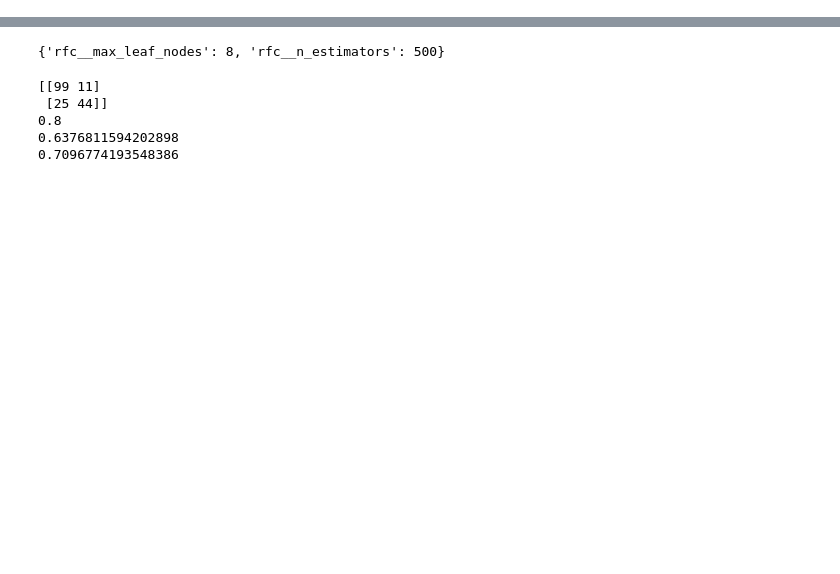
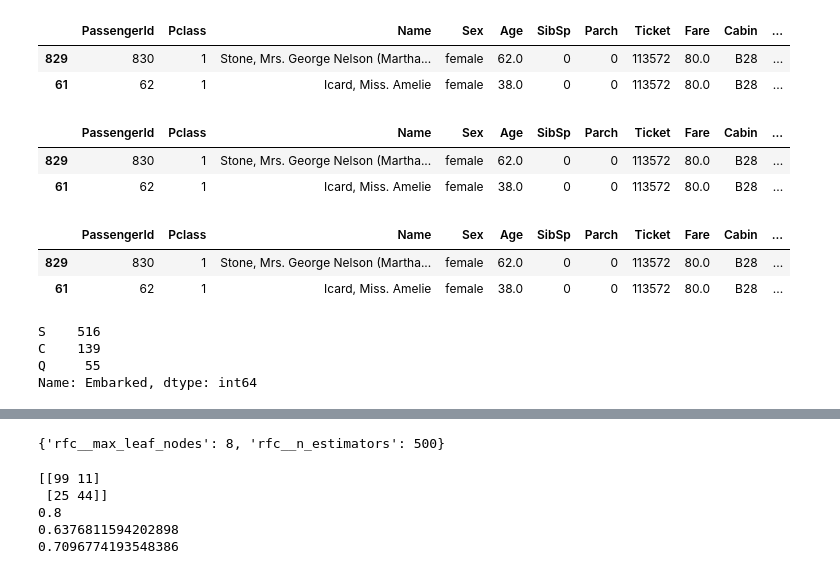
Before and after one commit to lcesaratto/Kaggle-Titanic, a Jupyter notebook: notebook.ipynb, the cells around one changed output, grey strips where cells are left out. Drawn from its saved outputs; the diff is of its cells as text; code cells hidden in the pictures; blank space fills up the shorter version.

```diff
--- a/notebook.ipynb
+++ b/notebook.ipynb
@@ -64,0 +138,22 @@ X_train['Titles'] = X_train.apply(get_titles, axis=1)
+# %%
+## Check embarked missing rows
+
+display(X_train[X_train['Embarked'].isnull()])
+display(X_train[X_train['Ticket'] == '113572'])
+display(X_train[X_train['Cabin'] == 'B28'])
+
+print(X_train['Embarked'].value_counts())
+# %% [output]
+|  | PassengerId | Pclass | Name | Sex | Age | SibSp | Parch | Ticket | Fare | Cabin | ... |
+| 829 | 830 | 1 | Stone, Mrs. George Nelson (Martha... | female | 62.0 | 0 | 0 | 113572 | 80.0 | B28 | ... |
+| 61 | 62 | 1 | Icard, Miss. Amelie | female | 38.0 | 0 | 0 | 113572 | 80.0 | B28 | ... |
+|  | PassengerId | Pclass | Name | Sex | Age | SibSp | Parch | Ticket | Fare | Cabin | ... |
+| 829 | 830 | 1 | Stone, Mrs. George Nelson (Martha... | female | 62.0 | 0 | 0 | 113572 | 80.0 | B28 | ... |
+| 61 | 62 | 1 | Icard, Miss. Amelie | female | 38.0 | 0 | 0 | 113572 | 80.0 | B28 | ... |
+|  | PassengerId | Pclass | Name | Sex | Age | SibSp | Parch | Ticket | Fare | Cabin | ... |
+| 829 | 830 | 1 | Stone, Mrs. George Nelson (Martha... | female | 62.0 | 0 | 0 | 113572 | 80.0 | B28 | ... |
+| 61 | 62 | 1 | Icard, Miss. Amelie | female | 38.0 | 0 | 0 | 113572 | 80.0 | B28 | ... |
+S    516
+C    139
+Q     55
+Name: Embarked, dtype: int64
```
Also changed, not shown: parts of 10 cells of this notebook.
